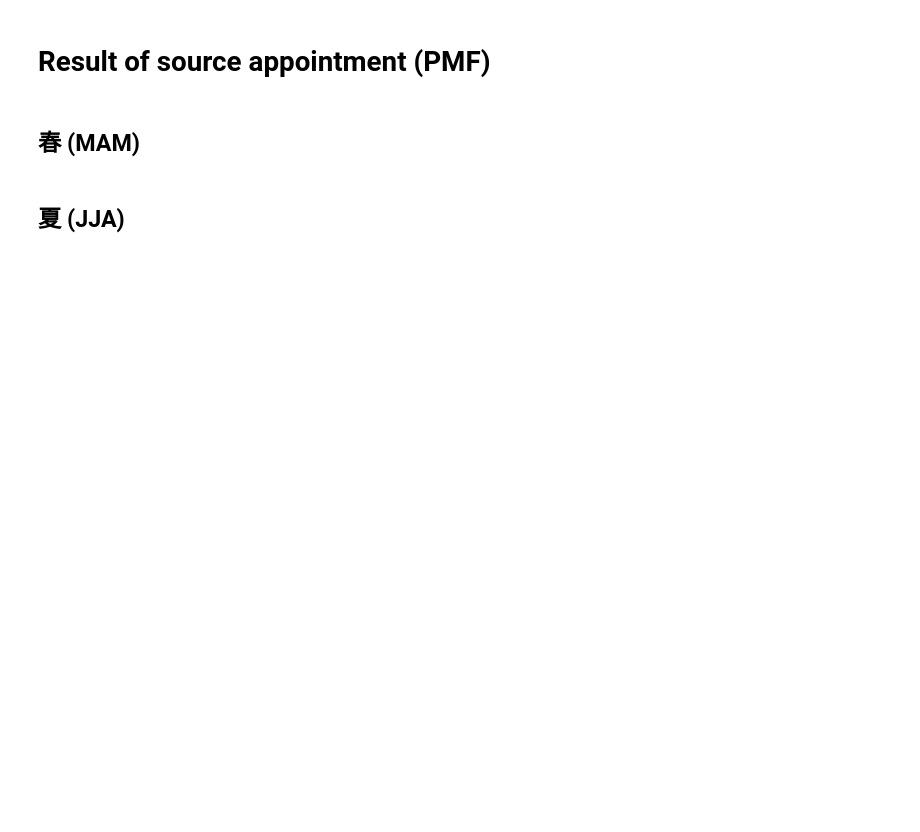
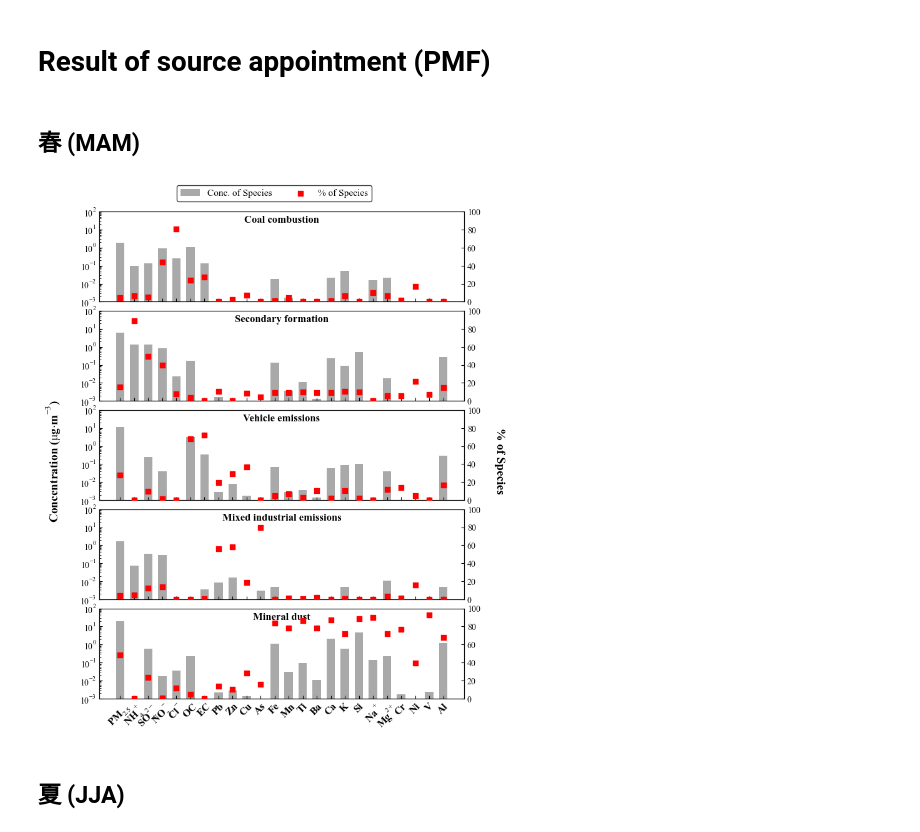
Before and after one commit to ReedFu/master0_2025, a Jupyter notebook: Lanzhou_aerosol/compute_and_plot/PMF_result.ipynb, the cells around one changed output. Cells and saved outputs as stored; diff of their text form; code cells hidden in the pictures; blank space fills up the shorter version.

Commit message:
Plot the factor profiles of the four season

```diff
--- a/Lanzhou_aerosol/compute_and_plot/PMF_result.ipynb
+++ b/Lanzhou_aerosol/compute_and_plot/PMF_result.ipynb
@@ -27,22 +27,22 @@ SPECIES_ORDER = [
     'PM2.5', 'NH4+', 'SO42-', 'NO3-', 'Cl-',
     'OC(optical)', 'EC(optical)', 'Pb', 'Zn', 'Cu',
     'As', 'Fe', 'Mn', 'Ti', 'Ba',
-    'Ca', 'K', 'Si', 'Na+', 'Cr',
-    'Ni', 'V', 'Al'
+    'Ca', 'K', 'Si', 'Na+', 'Mg2+',
+    'Cr', 'Ni', 'V', 'Al'
 ]
 
 # 1.2 定义每个Factor对应的源名称
 # 键为CSV中的Factor列名，值为你想要在图上显示的文本。顺序决定了子图从上到下的顺序。
 FACTOR_NAMES = {
-    'Factor 1': 'Mineral dust',
-    'Factor 2': 'Coal combustion',
-    'Factor 3': 'Mixed industrial emissions',
-    'Factor 4': 'Secondary formation',
-    'Factor 5': 'Vehicle emissions',
+    'Factor 1': 'Coal combustion',
+    'Factor 2': 'Secondary formation',
+    'Factor 3': 'Vehicle emissions',
+    'Factor 4': 'Mixed industrial emissions',
+    'Factor 5': 'Mineral dust',
 }
 
 # CSV 文件路径
-FILE_PATH = r'D:\Coding\Data\Lanzhou_chemical\PMF\MAM_profiles.csv'
+FILE_PATH = r'D:\Coding\Data\Lanzhou_chemical\PMF Output (SigOnly)\MAM_profiles.csv'
 
 # ==========================================
 # 2. 数据读取与解析函数
@@ -130,6 +130,7 @@ def format_species_name(name):
     name = name.replace('SO42-', 'SO$_4^{2-}$')
     name = name.replace('NO3-', 'NO$_3^-$')
     name = name.replace('Na+', 'Na$^+$')
+    name = name.replace('Mg2+', 'Mg$^{2+}$')
     name = name.replace('Cl-', 'Cl$^-$')
     name = name.replace('(optical)', '') # 如果不想显示(optical)可以替换掉
     return name
@@ -164,34 +165,36 @@ for i, (factor_col, factor_title) in enumerate(FACTOR_NAMES.items()):
     # 设置Y轴范围和刻度 (根据你截图的样式)
     ax1.set_ylim(1e-3, 1e2)
     ax2.set_ylim(0, 100)
 
     # 在子图内部上方添加源名称 (居中)
     ax1.text(0.5, 0.9, factor_title, transform=ax1.transAxes,
              ha='center', va='center', fontweight='bold', fontsize=12)
 
     # 设置刻度朝内
     ax1.tick_params(axis='both', direction='in', which='both', labelsize=10)
     ax2.tick_params(axis='y', direction='in', labelsize=10)
 
 # 设置X轴标签 (仅在最底层子图显示)
 axes[-1].set_xticks(x_pos)
 axes[-1].set_xticklabels(x_labels, rotation=45, fontweight='bold', fontsize=12)
 
 # 设置全局Y轴标签
 fig.supylabel(r'Concentration ($\mu$g$\cdot$m$^{-3}$)', fontweight='bold', fontsize=14, x=0.04)
 fig.text(0.94, 0.5, '% of Species', va='center', rotation=-90, fontweight='bold', fontsize=14)
 
 # 添加图例 (放置在Figure顶部)
 fig.legend([bar, scatter], ['Conc. of Species', '% of Species'],
            loc='upper center', ncol=2, bbox_to_anchor=(0.5, 0.95),
            fontsize=11, frameon=True, edgecolor='black')
 
 # 调整子图间距
 plt.subplots_adjust(hspace=0.1, left=0.15, right=0.88, top=0.90, bottom=0.12)
 
 # 保存和显示图片
-plt.savefig(r'D:\Coding\master0_2025\Thesis\PMF_profiles_plot(MAM).png', dpi=500, bbox_inches='tight')
+plt.savefig(r'D:\Coding\master0_2025\Thesis\PMF_profiles_plot(MAM)(sig).png', dpi=500, bbox_inches='tight')
 plt.show()
+# %% [output]
+[figure, added]
 # %% [markdown]
 ## 夏 (JJA)
 # %%
```
Also changed, not shown: parts of 4 cells of this notebook.
